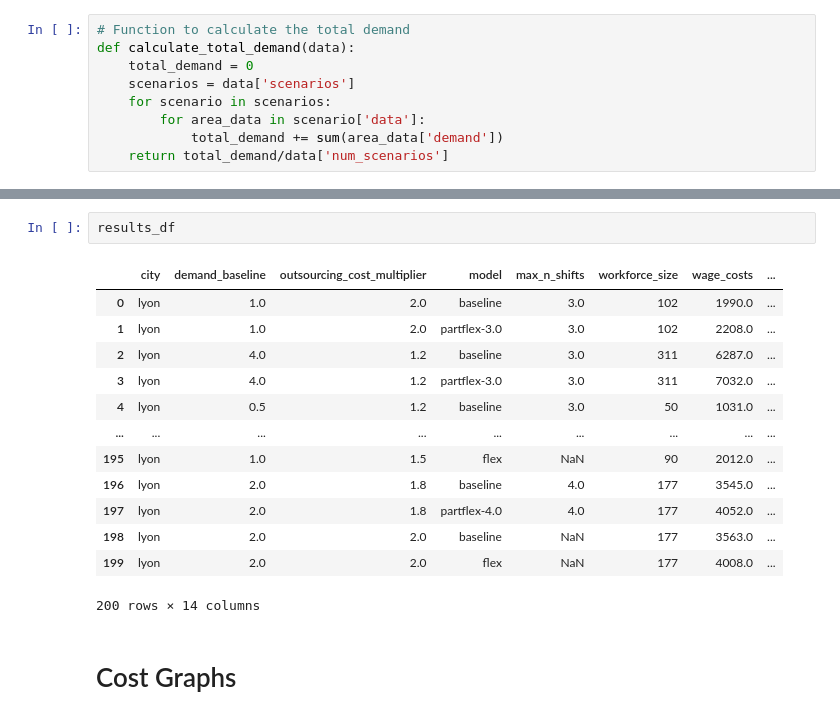
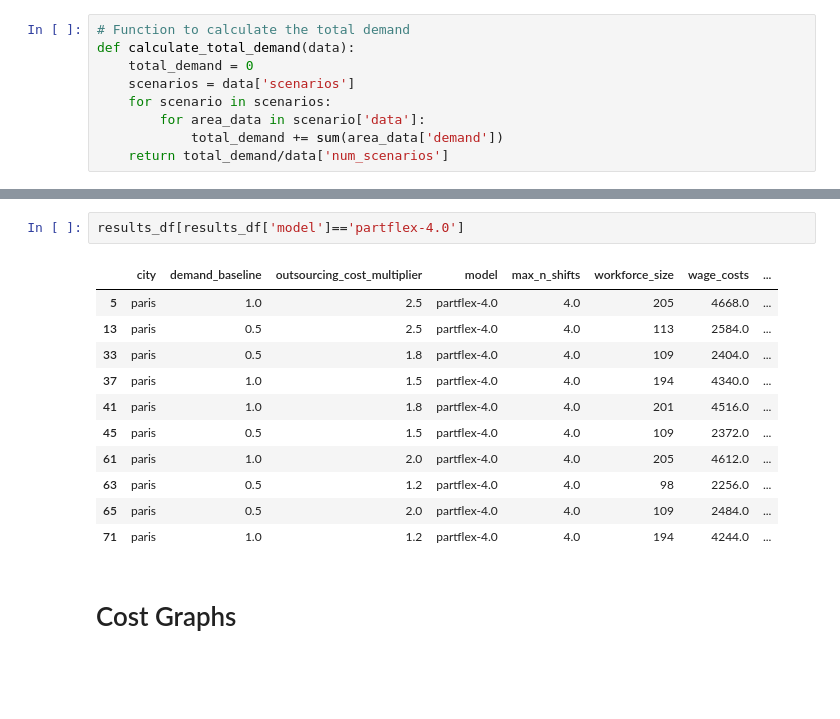
Before and after one commit to carlosperez1997/lmd-sizing-scheduling, a Jupyter notebook: code_team/rostering jonny/cost_graphs_2.ipynb, the cells around one changed output, grey strips where cells are left out. Cells and saved outputs as stored; diff of their text form; blank space fills up the shorter version.

```diff
--- a/code_team/rostering jonny/cost_graphs_2.ipynb
+++ b/code_team/rostering jonny/cost_graphs_2.ipynb
@@ -97,22 +127,20 @@ results_df['model'] = np.where(
     results_df['model'] + '-' + results_df['max_n_shifts'].astype(str),  # True condition
     results_df['model']  # False condition, keep the original 'model'
 )
-# %%
-results_df
-# %% [output]
-|  | city | demand_baseline | outsourcing_cost_multiplier | model | max_n_shifts | workforce_size | wage_costs | ... |
-| 0 | lyon | 1.0 | 2.0 | baseline | 3.0 | 102 | 1990.0 | ... |
-| 1 | lyon | 1.0 | 2.0 | partflex-3.0 | 3.0 | 102 | 2208.0 | ... |
-| 2 | lyon | 4.0 | 1.2 | baseline | 3.0 | 311 | 6287.0 | ... |
-| 3 | lyon | 4.0 | 1.2 | partflex-3.0 | 3.0 | 311 | 7032.0 | ... |
-| 4 | lyon | 0.5 | 1.2 | baseline | 3.0 | 50 | 1031.0 | ... |
-| ... | ... | ... | ... | ... | ... | ... | ... | ... |
-| 195 | lyon | 1.0 | 1.5 | flex | NaN | 90 | 2012.0 | ... |
-| 196 | lyon | 2.0 | 1.8 | baseline | 4.0 | 177 | 3545.0 | ... |
-| 197 | lyon | 2.0 | 1.8 | partflex-4.0 | 4.0 | 177 | 4052.0 | ... |
-| 198 | lyon | 2.0 | 2.0 | baseline | NaN | 177 | 3563.0 | ... |
-| 199 | lyon | 2.0 | 2.0 | flex | NaN | 177 | 4008.0 | ... |
-200 rows × 14 columns
+# %%
+results_df[results_df['model']=='partflex-4.0']
+# %% [output]
+|  | city | demand_baseline | outsourcing_cost_multiplier | model | max_n_shifts | workforce_size | wage_costs | ... |
+| 5 | paris | 1.0 | 2.5 | partflex-4.0 | 4.0 | 205 | 4668.0 | ... |
+| 13 | paris | 0.5 | 2.5 | partflex-4.0 | 4.0 | 113 | 2584.0 | ... |
+| 33 | paris | 0.5 | 1.8 | partflex-4.0 | 4.0 | 109 | 2404.0 | ... |
+| 37 | paris | 1.0 | 1.5 | partflex-4.0 | 4.0 | 194 | 4340.0 | ... |
+| 41 | paris | 1.0 | 1.8 | partflex-4.0 | 4.0 | 201 | 4516.0 | ... |
+| 45 | paris | 0.5 | 1.5 | partflex-4.0 | 4.0 | 109 | 2372.0 | ... |
+| 61 | paris | 1.0 | 2.0 | partflex-4.0 | 4.0 | 205 | 4612.0 | ... |
+| 63 | paris | 0.5 | 1.2 | partflex-4.0 | 4.0 | 98 | 2256.0 | ... |
+| 65 | paris | 0.5 | 2.0 | partflex-4.0 | 4.0 | 109 | 2484.0 | ... |
+| 71 | paris | 1.0 | 1.2 | partflex-4.0 | 4.0 | 194 | 4244.0 | ... |
 # %% [markdown]
 # Cost Graphs
 # %%
```
Also changed, not shown: parts of 8 cells of this notebook, 15 other files.
